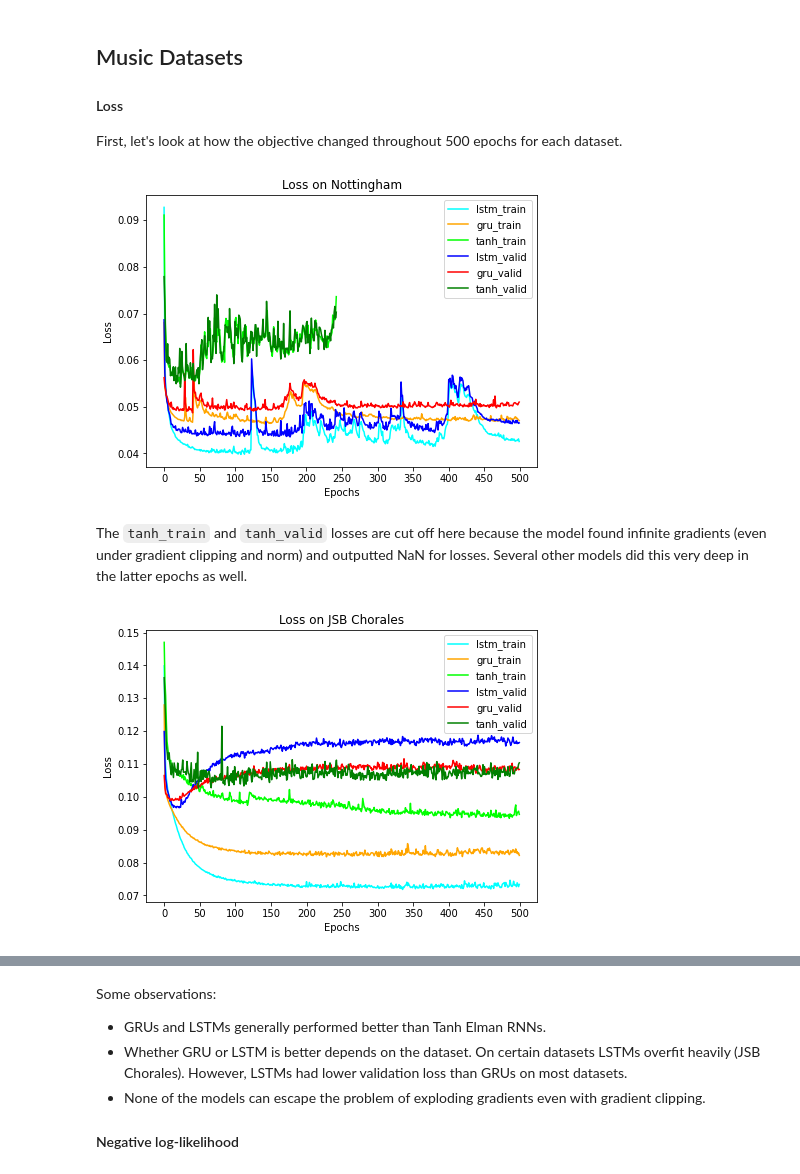
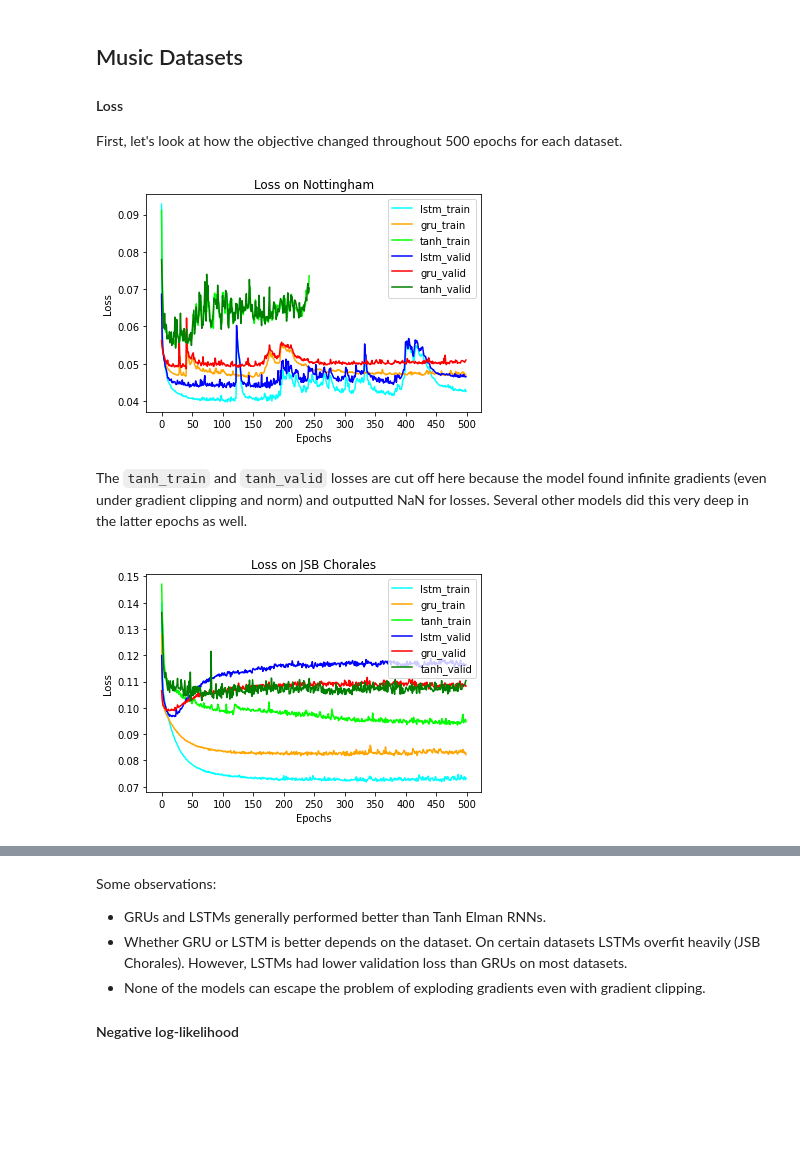
Before and after one commit to 395t/coding-assignment-week-6-seq-1, a Jupyter notebook: notebooks/chung/training_objective_plots.ipynb, the cells around one changed output, grey strips where cells are left out. Cells and saved outputs as stored; diff of their text form; code cells hidden in the pictures; blank space fills up the shorter version.

```diff
--- a/notebooks/chung/training_objective_plots.ipynb
+++ b/notebooks/chung/training_objective_plots.ipynb
@@ -104,13 +104,13 @@ def plot_metric(dataset_name, states, figsize, subset=None, save=False):
 
 First, let's look at how the objective changed throughout 500 epochs for each dataset.
 # %%
-plot_loss("nott", states, (7, 5), save=True)
+plot_loss("nott", states, (6, 4), save=True)
 # %% [output]
-[figure, old version]
+[figure, new version]
 # %% [markdown]
 The `tanh_train` and `tanh_valid` losses are cut off here because the model found infinite gradients (even under gradient clipping and norm) and outputted NaN for losses. Several other models did this very deep in the latter epochs as well.
 # %%
-plot_loss("jsb", states, (7, 5), save=True)
+plot_loss("jsb", states, (6, 4), save=True)
 # %% [output]
-[figure, old version]
+[figure, new version]
 # %%
```
Also changed, not shown: parts of 14 cells of this notebook, 6 other files.
